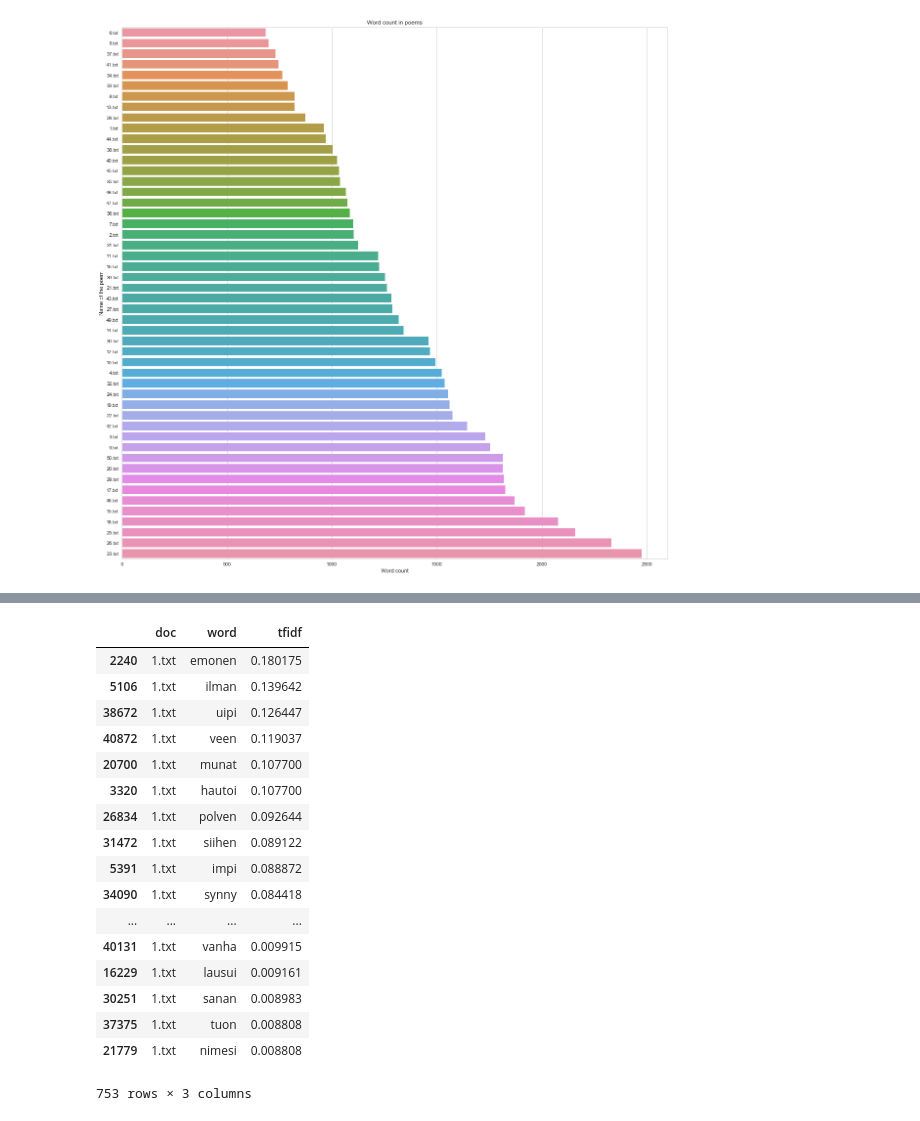
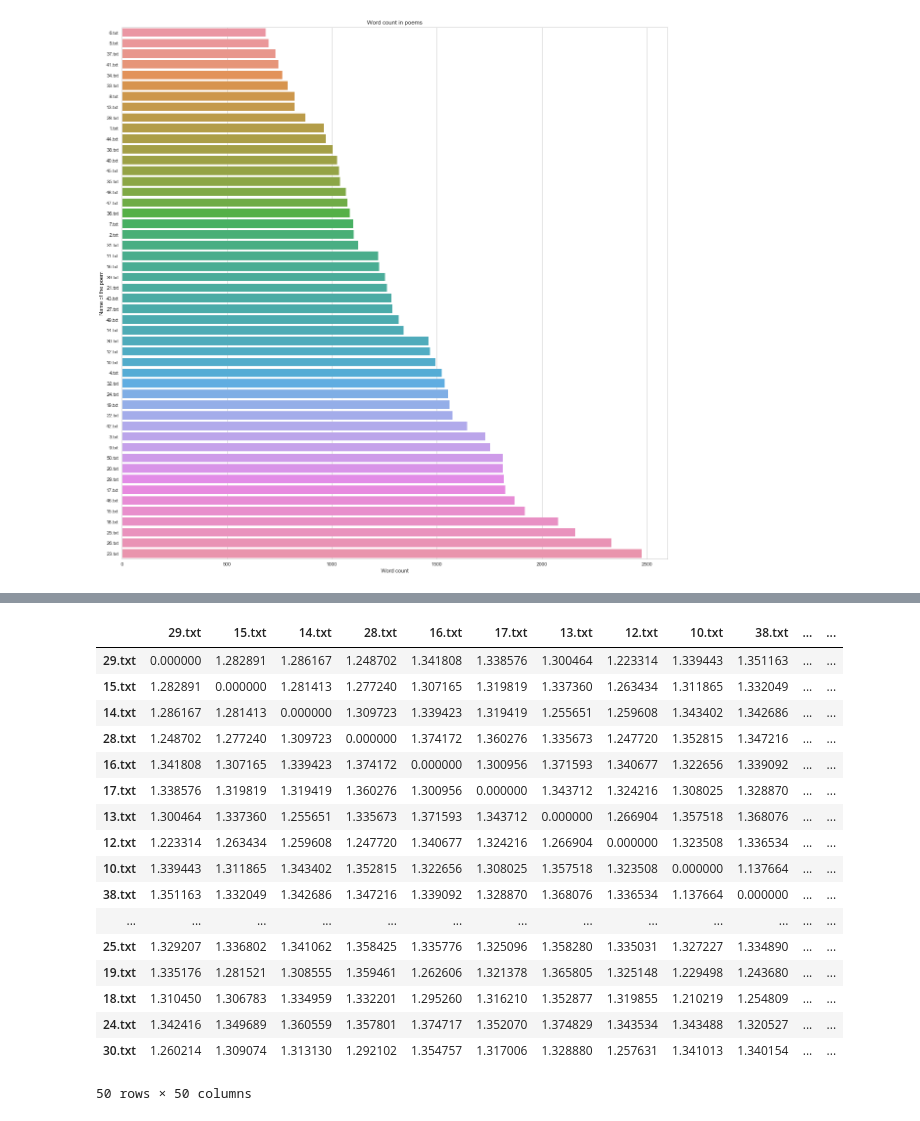
Before and after one commit to annisall/kalevala_analysis, a Jupyter notebook: kalevala_analysis.ipynb, the cells around one changed output, grey strips where cells are left out. Cells and saved outputs as stored; diff of their text form; code cells hidden in the pictures.

Commit message:
Implemented distance matrix in a better way

```diff
--- a/kalevala_analysis.ipynb
+++ b/kalevala_analysis.ipynb
@@ -36,3 +29,6 @@ df.head()
+# %%
+df.head()
+df['poem_name']=df['poem_name'].astype('str')
 # %%
 plt.figure(figsize=(20,20))
 plotfig=sn.barplot(y='poem_name', x='row_count', data=df.sort_values(by='row_count'))
@@ -59,3 +55,5 @@ corpus=map(lambda x: ' '.join(x[1]), cleaned_poems)
 vectorizer = TfidfVectorizer()
 tfidf = vectorizer.fit_transform(corpus)
 voc=np.array(vectorizer.get_feature_names())
+
+dense=tfidf.todense()
@@ -77,21 +60,23 @@ keyword_df.head()
-# %%
-keyword_df.query('doc==\'1.txt\'').sort_values(by=['tfidf'], ascending=False)
-# %% [output]
-|  | doc | word | tfidf |
-| 2240 | 1.txt | emonen | 0.180175 |
-| 5106 | 1.txt | ilman | 0.139642 |
-| 38672 | 1.txt | uipi | 0.126447 |
-| 40872 | 1.txt | veen | 0.119037 |
-| 20700 | 1.txt | munat | 0.107700 |
-| 3320 | 1.txt | hautoi | 0.107700 |
-| 26834 | 1.txt | polven | 0.092644 |
-| 31472 | 1.txt | siihen | 0.089122 |
-| 5391 | 1.txt | impi | 0.088872 |
-| 34090 | 1.txt | synny | 0.084418 |
-| ... | ... | ... | ... |
-| 40131 | 1.txt | vanha | 0.009915 |
-| 16229 | 1.txt | lausui | 0.009161 |
-| 30251 | 1.txt | sanan | 0.008983 |
-| 37375 | 1.txt | tuon | 0.008808 |
-| 21779 | 1.txt | nimesi | 0.008808 |
-753 rows × 3 columns
+# %%
+dist_matrix=pairwise.pairwise_distances(dense.A)
+# %%
+pd.DataFrame(data=dist_matrix, columns=df['poem_name'].unique(), index=df['poem_name'].unique())
+# %% [output]
+|  | 29.txt | 15.txt | 14.txt | 28.txt | 16.txt | 17.txt | 13.txt | 12.txt | 10.txt | 38.txt | ... | ... |
+| 29.txt | 0.000000 | 1.282891 | 1.286167 | 1.248702 | 1.341808 | 1.338576 | 1.300464 | 1.223314 | 1.339443 | 1.351163 | ... | ... |
+| 15.txt | 1.282891 | 0.000000 | 1.281413 | 1.277240 | 1.307165 | 1.319819 | 1.337360 | 1.263434 | 1.311865 | 1.332049 | ... | ... |
+| 14.txt | 1.286167 | 1.281413 | 0.000000 | 1.309723 | 1.339423 | 1.319419 | 1.255651 | 1.259608 | 1.343402 | 1.342686 | ... | ... |
+| 28.txt | 1.248702 | 1.277240 | 1.309723 | 0.000000 | 1.374172 | 1.360276 | 1.335673 | 1.247720 | 1.352815 | 1.347216 | ... | ... |
+| 16.txt | 1.341808 | 1.307165 | 1.339423 | 1.374172 | 0.000000 | 1.300956 | 1.371593 | 1.340677 | 1.322656 | 1.339092 | ... | ... |
+| 17.txt | 1.338576 | 1.319819 | 1.319419 | 1.360276 | 1.300956 | 0.000000 | 1.343712 | 1.324216 | 1.308025 | 1.328870 | ... | ... |
+| 13.txt | 1.300464 | 1.337360 | 1.255651 | 1.335673 | 1.371593 | 1.343712 | 0.000000 | 1.266904 | 1.357518 | 1.368076 | ... | ... |
+| 12.txt | 1.223314 | 1.263434 | 1.259608 | 1.247720 | 1.340677 | 1.324216 | 1.266904 | 0.000000 | 1.323508 | 1.336534 | ... | ... |
+| 10.txt | 1.339443 | 1.311865 | 1.343402 | 1.352815 | 1.322656 | 1.308025 | 1.357518 | 1.323508 | 0.000000 | 1.137664 | ... | ... |
+| 38.txt | 1.351163 | 1.332049 | 1.342686 | 1.347216 | 1.339092 | 1.328870 | 1.368076 | 1.336534 | 1.137664 | 0.000000 | ... | ... |
+| ... | ... | ... | ... | ... | ... | ... | ... | ... | ... | ... | ... | ... |
+| 25.txt | 1.329207 | 1.336802 | 1.341062 | 1.358425 | 1.335776 | 1.325096 | 1.358280 | 1.335031 | 1.327227 | 1.334890 | ... | ... |
+| 19.txt | 1.335176 | 1.281521 | 1.308555 | 1.359461 | 1.262606 | 1.321378 | 1.365805 | 1.325148 | 1.229498 | 1.243680 | ... | ... |
+| 18.txt | 1.310450 | 1.306783 | 1.334959 | 1.332201 | 1.295260 | 1.316210 | 1.352877 | 1.319855 | 1.210219 | 1.254809 | ... | ... |
+| 24.txt | 1.342416 | 1.349689 | 1.360559 | 1.357801 | 1.374717 | 1.352070 | 1.374829 | 1.343534 | 1.343488 | 1.320527 | ... | ... |
+| 30.txt | 1.260214 | 1.309074 | 1.313130 | 1.292102 | 1.354757 | 1.317006 | 1.328880 | 1.257631 | 1.341013 | 1.340154 | ... | ... |
+50 rows × 50 columns
```
Also changed, not shown: parts of 4 cells of this notebook.
